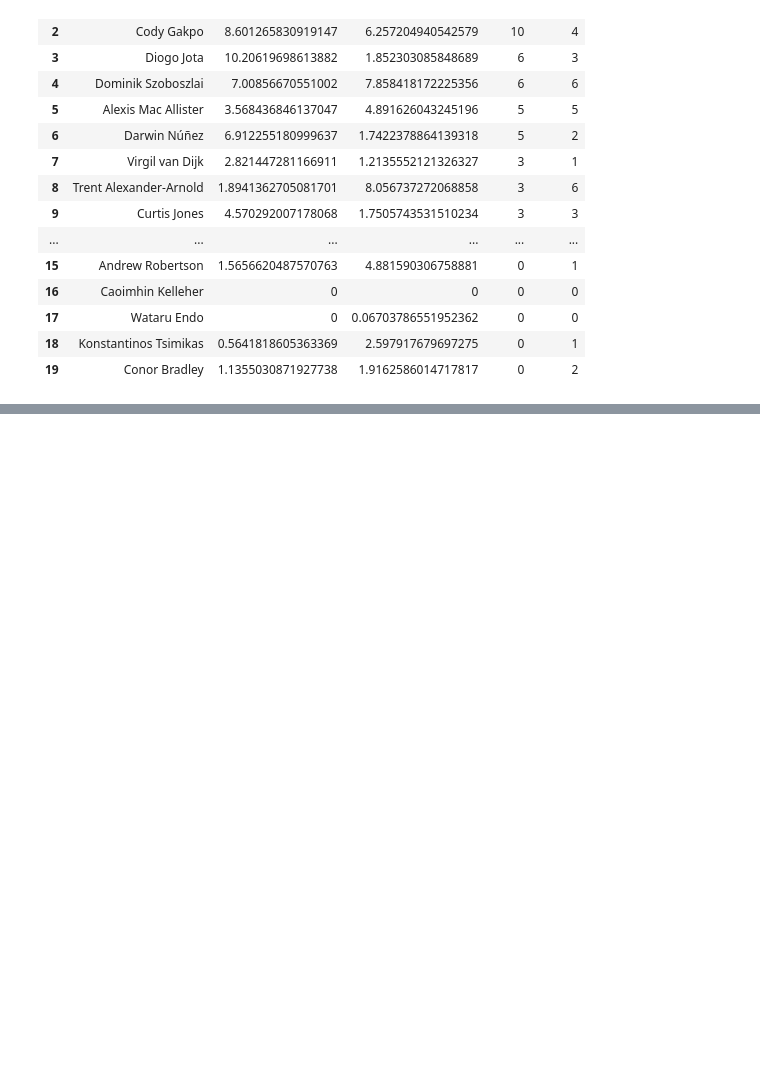
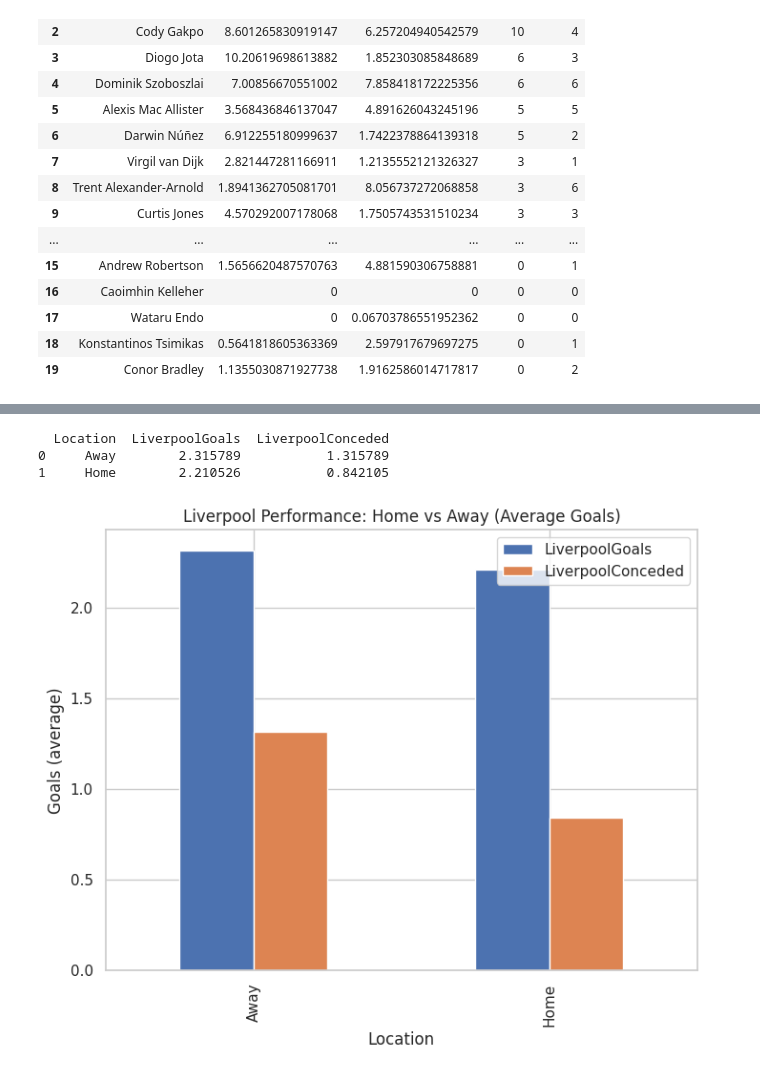
Before and after one commit to ncdanh0311/-Data-Analytics, a Jupyter notebook: Liverpool.ipynb, the cells around one changed output, grey strips where cells are left out. Drawn from its saved outputs; the diff is of its cells as text; code cells hidden in the pictures; blank space fills up the shorter version.

```diff
--- a/Liverpool.ipynb
+++ b/Liverpool.ipynb
@@ -224,0 +255,40 @@ plt.show()
+# %%
+import pandas as pd
+import matplotlib.pyplot as plt
+
+# Đọc file
+fixtures = pd.read_csv("fixtures.csv")
+
+# Tạo dataframe chỉ chứa các trận của Liverpool
+liverpool_matches = fixtures[(fixtures["Home"] == "Liverpool") | (fixtures["Away"] == "Liverpool")].copy()
+
+# Xác định kết quả và vị trí (Home/Away)
+liverpool_matches["Location"] = liverpool_matches.apply(
+    lambda row: "Home" if row["Home"] == "Liverpool" else "Away", axis=1
+)
+
+# Tính số bàn thắng của Liverpool
+liverpool_matches["LiverpoolGoals"] = liverpool_matches.apply(
+    lambda row: row["HomeScore"] if row["Home"] == "Liverpool" else row["AwayScore"], axis=1
+)
+
+# Tính số bàn thua
+liverpool_matches["LiverpoolConceded"] = liverpool_matches.apply(
+    lambda row: row["AwayScore"] if row["Home"] == "Liverpool" else row["HomeScore"], axis=1
+)
+
+# Tổng hợp theo Home/Away
+performance = liverpool_matches.groupby("Location")[["LiverpoolGoals","LiverpoolConceded"]].mean().reset_index()
+
+print(performance)
+
+# Vẽ biểu đồ
+performance.plot(x="Location", kind="bar", figsize=(8,6))
+plt.title("Liverpool Performance: Home vs Away (Average Goals)")
+plt.ylabel("Goals (average)")
+plt.show()
+# %% [output]
+  Location  LiverpoolGoals  LiverpoolConceded
+0     Away        2.315789           1.315789
+1     Home        2.210526           0.842105
+[figure, added]
```
Also changed, not shown: parts of 5 cells of this notebook.
